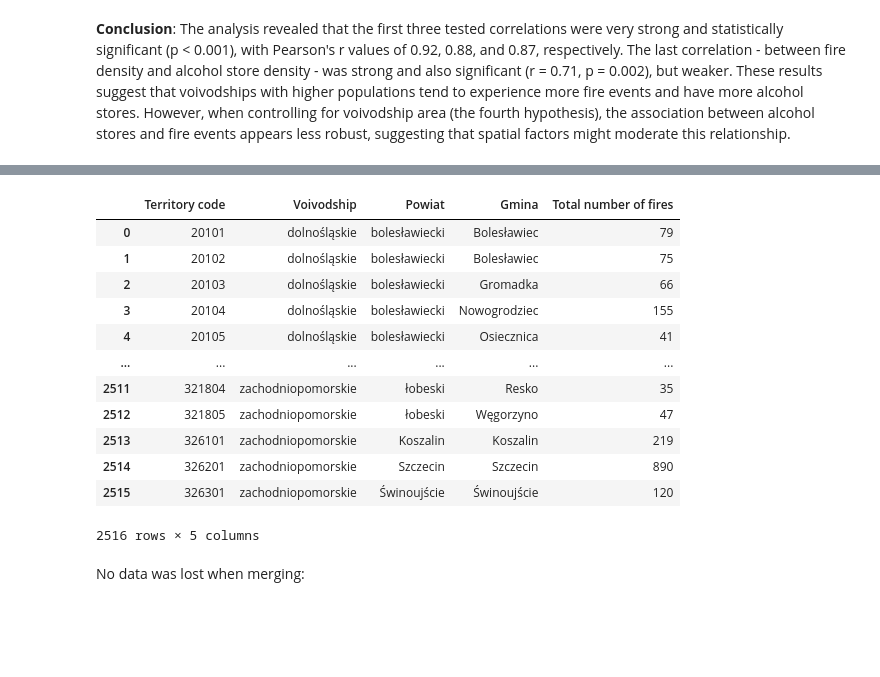
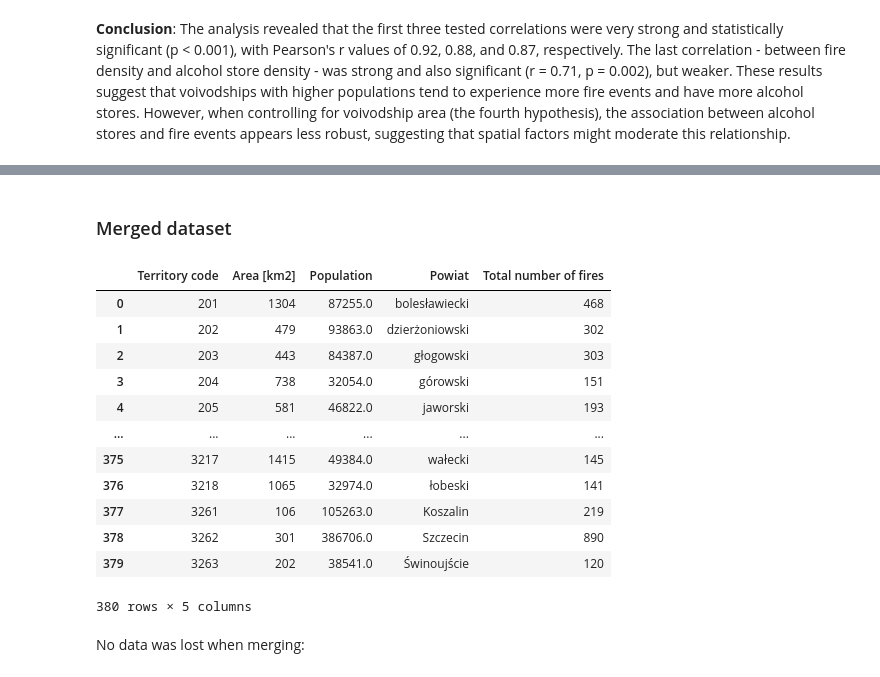
Before and after one commit to a-czartoszewska/Python_FinalProject, a Jupyter notebook: final_project.ipynb, the cells around one changed output, grey strips where cells are left out. Cells and saved outputs as stored; diff of their text form; code cells hidden in the pictures; blank space fills up the shorter version.

```diff
--- a/final_project.ipynb
+++ b/final_project.ipynb
@@ -369,18 +385,4 @@ df_population_all, df_area_all, df_alcohol_all, df_fire_events_all = dp.load_dat
 df_population, df_area, df_alcohol, df_fire_events = dp.relevant_data_prep_and_rename(df_population_all, df_area_all, df_alcohol_all, df_fire_events_all, territory_level)
-# %%
-df_fire_events
-# %% [output]
-|  | Territory code | Voivodship | Powiat | Gmina | Total number of fires |
-| 0 | 20101 | dolnośląskie | bolesławiecki | Bolesławiec | 79 |
-| 1 | 20102 | dolnośląskie | bolesławiecki | Bolesławiec | 75 |
-| 2 | 20103 | dolnośląskie | bolesławiecki | Gromadka | 66 |
-| 3 | 20104 | dolnośląskie | bolesławiecki | Nowogrodziec | 155 |
-| 4 | 20105 | dolnośląskie | bolesławiecki | Osiecznica | 41 |
-| ... | ... | ... | ... | ... | ... |
-| 2511 | 321804 | zachodniopomorskie | łobeski | Resko | 35 |
-| 2512 | 321805 | zachodniopomorskie | łobeski | Węgorzyno | 47 |
-| 2513 | 326101 | zachodniopomorskie | Koszalin | Koszalin | 219 |
-| 2514 | 326201 | zachodniopomorskie | Szczecin | Szczecin | 890 |
-| 2515 | 326301 | zachodniopomorskie | Świnoujście | Świnoujście | 120 |
-2516 rows × 5 columns
+# %% [markdown]
+### Merged dataset
 # %%
@@ -388,3 +390,19 @@ df_pow, df_population_pow, df_area_pow, df_fire_events_pow, dropped_pow = dp.by_
+# %%
+df_pow
+# %% [output]
+|  | Territory code | Area [km2] | Population | Powiat | Total number of fires |
+| 0 | 201 | 1304 | 87255.0 | bolesławiecki | 468 |
+| 1 | 202 | 479 | 93863.0 | dzierżoniowski | 302 |
+| 2 | 203 | 443 | 84387.0 | głogowski | 303 |
+| 3 | 204 | 738 | 32054.0 | górowski | 151 |
+| 4 | 205 | 581 | 46822.0 | jaworski | 193 |
+| ... | ... | ... | ... | ... | ... |
+| 375 | 3217 | 1415 | 49384.0 | wałecki | 145 |
+| 376 | 3218 | 1065 | 32974.0 | łobeski | 141 |
+| 377 | 3261 | 106 | 105263.0 | Koszalin | 219 |
+| 378 | 3262 | 301 | 386706.0 | Szczecin | 890 |
+| 379 | 3263 | 202 | 38541.0 | Świnoujście | 120 |
+380 rows × 5 columns
 # %% [markdown]
 No data was lost when merging:
 # %%
```
Also changed, not shown: parts of 36 cells of this notebook, 7 other files.
